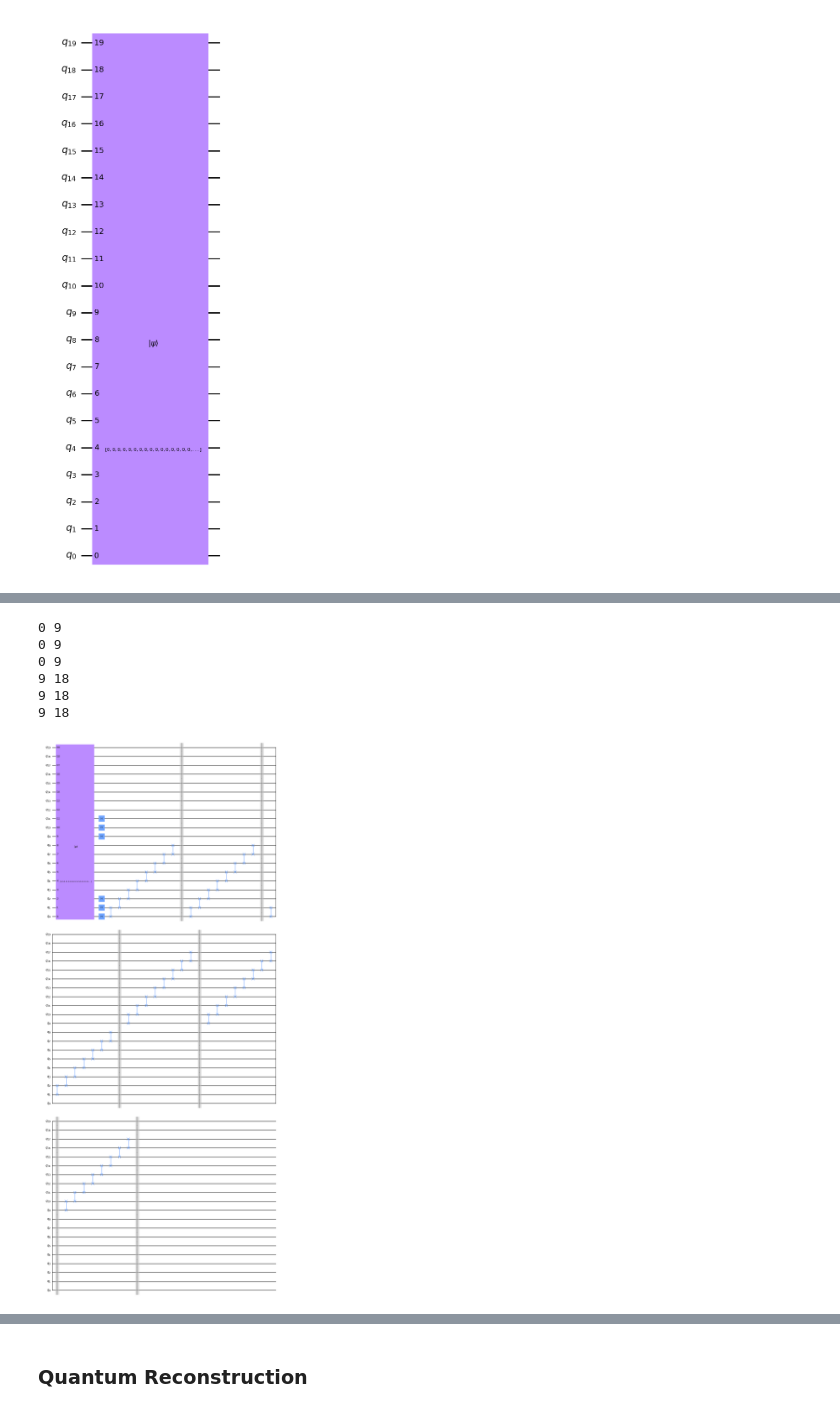
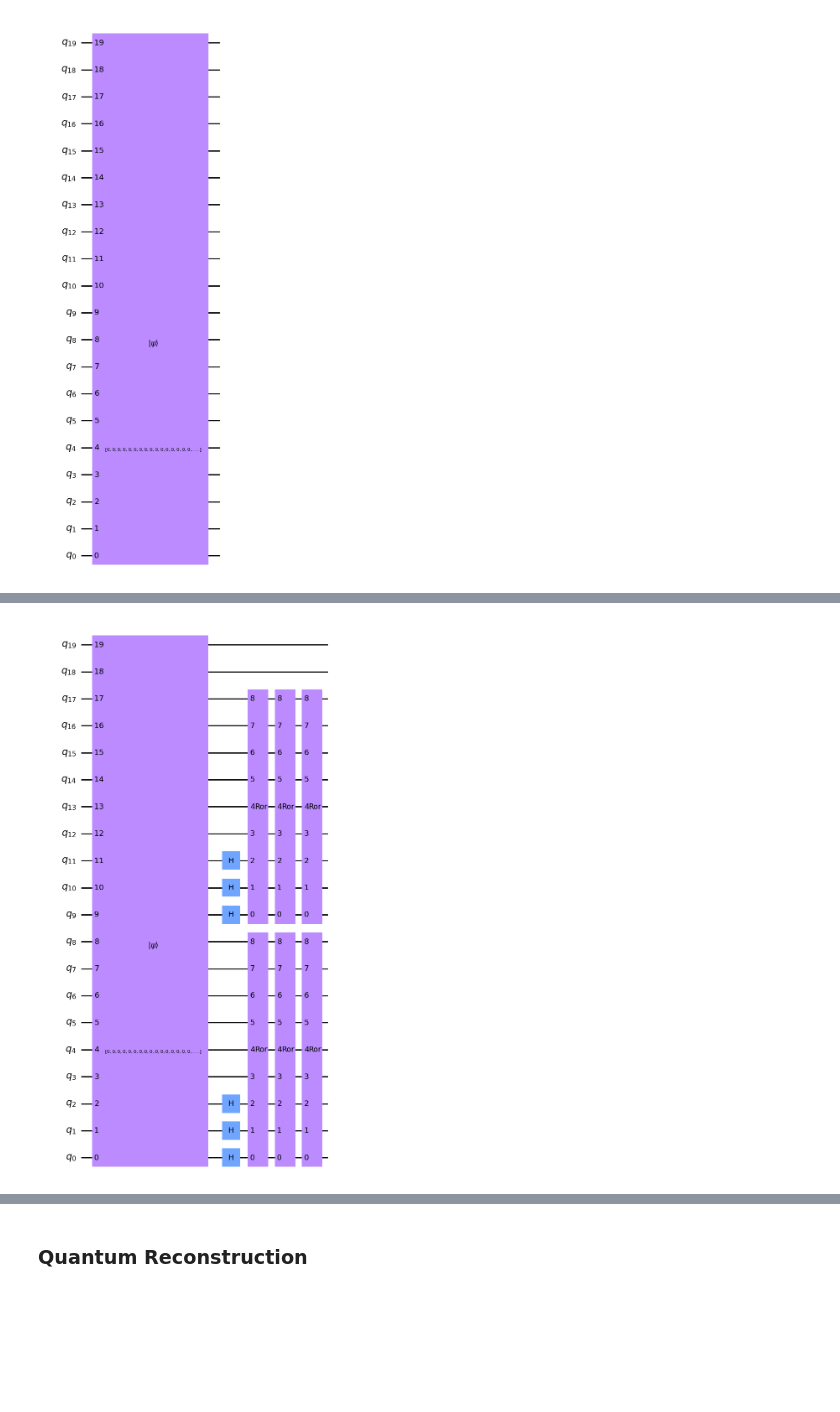
Before and after one commit to mingyoungjeng/quantum-convolutional-classifier, a Jupyter notebook: examples/pooling_avg.ipynb, the cells around one changed output, grey strips where cells are left out. Cells and saved outputs as stored; diff of their text form; code cells hidden in the pictures; blank space fills up the shorter version.

Commit message:
qiskit implementations of c2q and convolution

```diff
--- a/examples/pooling_avg.ipynb
+++ b/examples/pooling_avg.ipynb
@@ -65,10 +65,3 @@ qc.initialize(psi)
 display_quantum_circuit(qc)
 # %% [output]
 [figure]
-# %%
-base = np.hstack(([0], np.cumsum(dims_q[:-1])))
-
-for q, l in zip(base, decomposition_levels):
-    qc.h(qc.qubits[q:q+l])
-
-display_quantum_circuit(qc)
@@ -81,18 +68,12 @@ def rotate_right(qc: QuantumCircuit, q1: int, q2: int):
-# %%
-top = np.cumsum(dims_q)
-for b, t, l in zip(base, top, decomposition_levels):
-    for i in range(l):
-        rotate_right(qc, b, t-1)
-
-display_quantum_circuit(qc)
-# %% [output]
-0 9
-0 9
-0 9
-9 18
-9 18
-9 18
-[figure, removed]
+# %%
+from qcc.quantum.qiskit.qht import QuantumHaarTransform
+
+qht = QuantumHaarTransform(dims, decomposition_levels)
+qc.compose(qht, inplace=True)
+
+display_quantum_circuit(qc.decompose(QuantumHaarTransform))
+# %% [output]
+[figure, added]
 # %%
 from qiskit import Aer, execute
 from qiskit.tools import job_monitor
```
Also changed, not shown: parts of 9 cells of this notebook, 10 other files.
